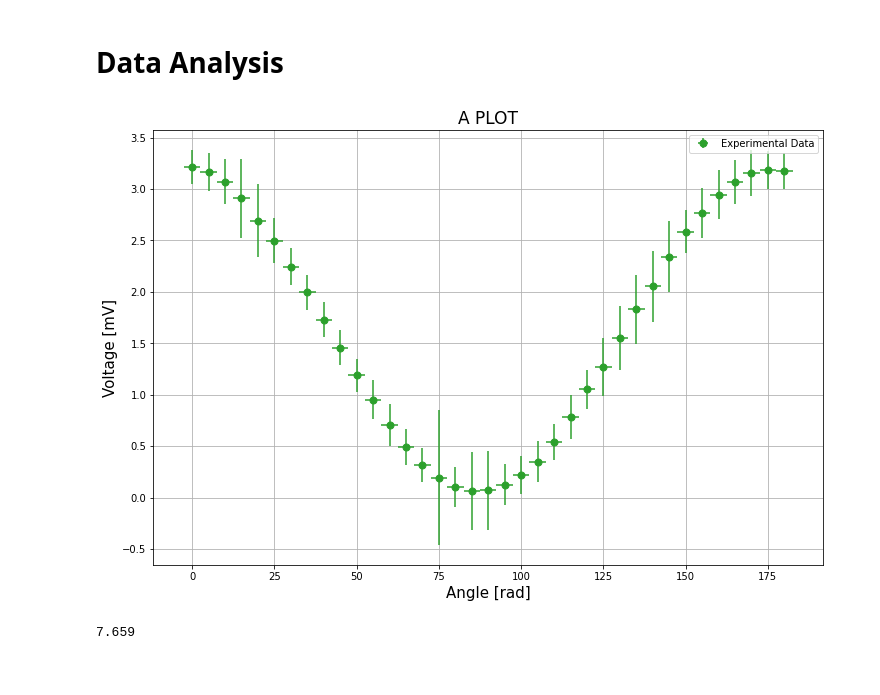
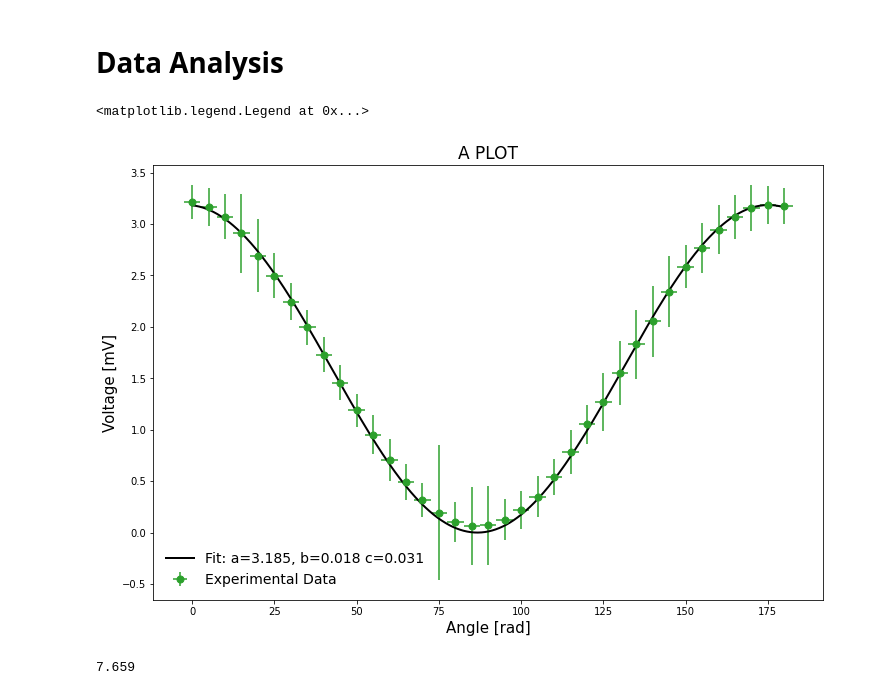
Before and after one commit to PanosEconomou/advanced-lab, a Jupyter notebook: 2.Faraday-Rotation/1.Lab-Data/1.FARADAY__Feb-24-2021__15-43-00/1.ANALYSIS.ipynb, the cells around one changed output. Cells and saved outputs as stored; diff of their text form; code cells hidden in the pictures.

```diff
--- a/2.Faraday-Rotation/1.Lab-Data/1.FARADAY__Feb-24-2021__15-43-00/1.ANALYSIS.ipynb
+++ b/2.Faraday-Rotation/1.Lab-Data/1.FARADAY__Feb-24-2021__15-43-00/1.ANALYSIS.ipynb
@@ -48,33 +49,35 @@ List of .csv files in .
 # %%
 # Data fitting
 # let's get some data x,y
 Npts = 1000
 x = data[0]
+xlin = np.linspace(x[0],x[-1],Npts)
 y = data[1]*np.pi/180
 y_err = data[2]*1e-3
 x_err = [2.5]*len(x)
 
 # Example of trying to fit a function with 3 parameters
 def fit(x,a,b,c):
-    return a*np.cos(b*x)**2
+    return a*np.cos(b*x+c)**2
 
-params, _ = curve_fit(fit,x,y,bounds=(0,(20,20,20)))
+params, _ = curve_fit(fit,x,y,p0=[3.2,1/(17*np.pi),0])
 
 # Define the figure and plot parameters
 fig = plt.figure(figsize=(12,8))
 ax = fig.add_subplot(111)
 ax.set_title('A PLOT',fontsize=17)
 ax.set_xlabel('Angle [rad]',fontsize=15)
 ax.set_ylabel('Voltage [mV]',fontsize=15)
 
 # Plot the actual elements
 ax.errorbar(x,y,yerr = y_err, xerr = x_err, color = 'C2',ms = 7, fmt = 'o',label='Experimental Data')
-# ax.plot(x,fit(x,*params), color = 'black', lw = 2, label='Fit: a=%5.3f, b=%5.3f c=%5.3f'%tuple(params))
+ax.plot(xlin,fit(xlin,*params), color = 'black', lw = 2, label='Fit: a=%5.3f, b=%5.3f c=%5.3f'%tuple(params))
 
-ax.legend(fontsize = 10)
-ax.grid()
+ax.legend(fontsize = 14,loc='best',frameon=False)
+# ax.grid()
 # %% [output]
+<matplotlib.legend.Legend at 0x...>
-[figure, old version]
+[figure, new version]
 # %%
 V = 23
 l = 10e-2
```
Also changed, not shown: parts of 2 cells of this notebook.
